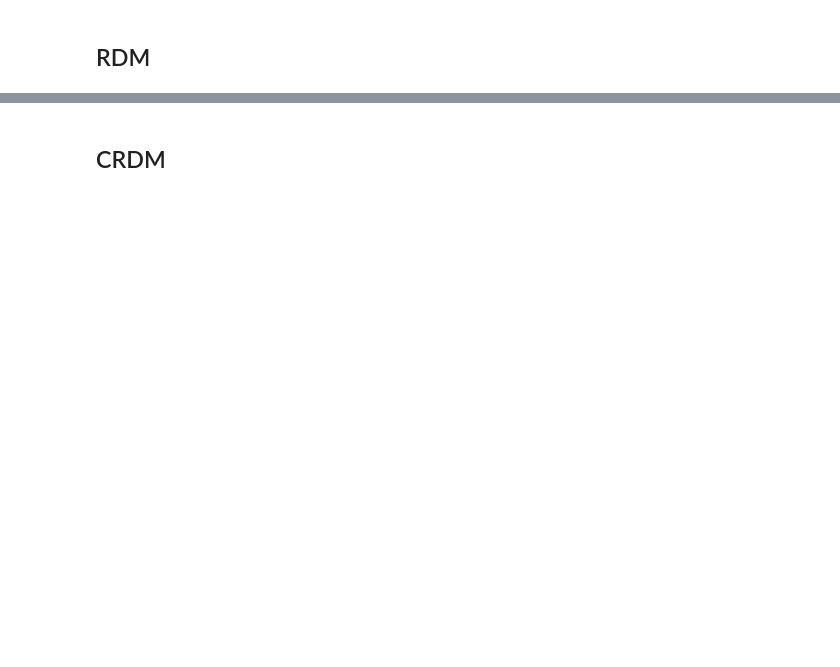
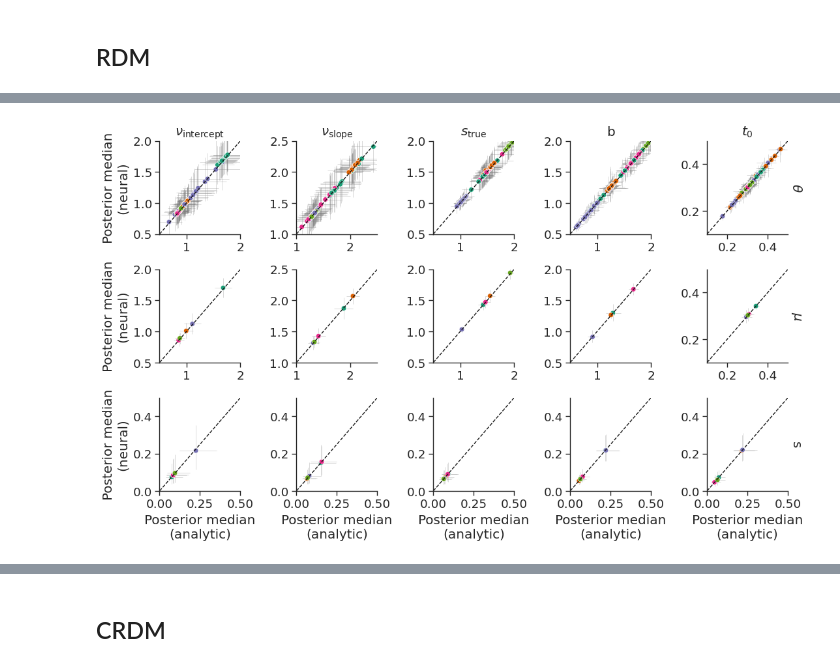
Before and after one commit to maltelueken/neural-race-model-estimation, a Jupyter notebook: notebooks/create_figures_parameter_recovery_hierarchical.ipynb, the cells around one changed output, grey strips where cells are left out. Saved outputs shown, nothing was run; the diff lists cells and outputs as text; code cells hidden in the pictures; blank space fills up the shorter version.

```diff
--- a/notebooks/create_figures_parameter_recovery_hierarchical.ipynb
+++ b/notebooks/create_figures_parameter_recovery_hierarchical.ipynb
@@ -172,0 +263,59 @@ g.savefig("parameter_recovery/parameter_cross_recovery_hierarchical_pop_rdm.png"
+# %%
+sns.set_theme(context="paper", style="ticks", font_scale=1.5)
+
+df_posterior_ci_subject_rdm_join["pop_param"] = "theta"
+
+df_posterior_ci_rdm_join = pd.concat([
+    df_posterior_ci_subject_rdm_join,
+    df_posterior_ci_pop_rdm_join,
+])
+
+param_labels = {
+    "v_intercept": r"$\nu_\text{intercept}$",
+    "v_slope": r"$\nu_\text{slope}$",
+    "s_true": r"$s_\text{true}$",
+    "t0": r"$t_0$",
+}
+
+pop_param_labels = {
+    "theta": r"$\theta$",
+    "mu": r"$\mu$",
+    "sigma": "s",
+}
+
+df_posterior_ci_rdm_join["param"] = df_posterior_ci_rdm_join["param"].replace(param_labels)
+df_posterior_ci_rdm_join["pop_param"] = df_posterior_ci_rdm_join["pop_param"].replace(pop_param_labels)
+
+g = sns.FacetGrid(df_posterior_ci_rdm_join, row="pop_param", col="param", sharex=False, sharey=False, margin_titles=True, height=2.2)
+g.figure.subplots_adjust(wspace=0, hspace=0)
+
+g.map_dataframe(add_cross_recovery_ci)
+g.map_dataframe(sns.scatterplot, x="theta_ref", y="theta_approx", hue="pop", palette="Dark2", s=30)
+
+g.set_xlabels(label="Posterior median\n(analytic)")
+g.set_ylabels(label="Posterior median\n(neural)")
+
+g.set_titles(row_template="{row_name}", col_template="{col_name}")
+
+lims_dict = {
+    r"$\nu_\text{intercept}$": (0.5, 2.0),
+    r"$\nu_\text{slope}$": (1.0, 2.5),
+    r"$s_\text{true}$": (0.5, 2.0),
+    "b": (0.5, 2.0),
+    r"$t_0$": (0.1, 0.5),
+}
+
+for (row_val, col_val), ax in g.axes_dict.items():
+    if row_val in (r"$\theta$", r"$\mu$"):
+        xlim = lims_dict[col_val]
+        ylim = lims_dict[col_val]
+    else:
+        xlim = (0, 0.5)
+        ylim = (0, 0.5)
+    ax.set_xlim(xlim)
+    ax.set_ylim(ylim)
+    ax.plot(xlim, ylim, 'k--', lw=1)
+
+g.savefig("parameter_recovery/parameter_recovery_hierarchical_rdm.png")
+# %% [output]
+[figure, added]
```
Also changed, not shown: parts of 21 cells of this notebook, 6 other files.
